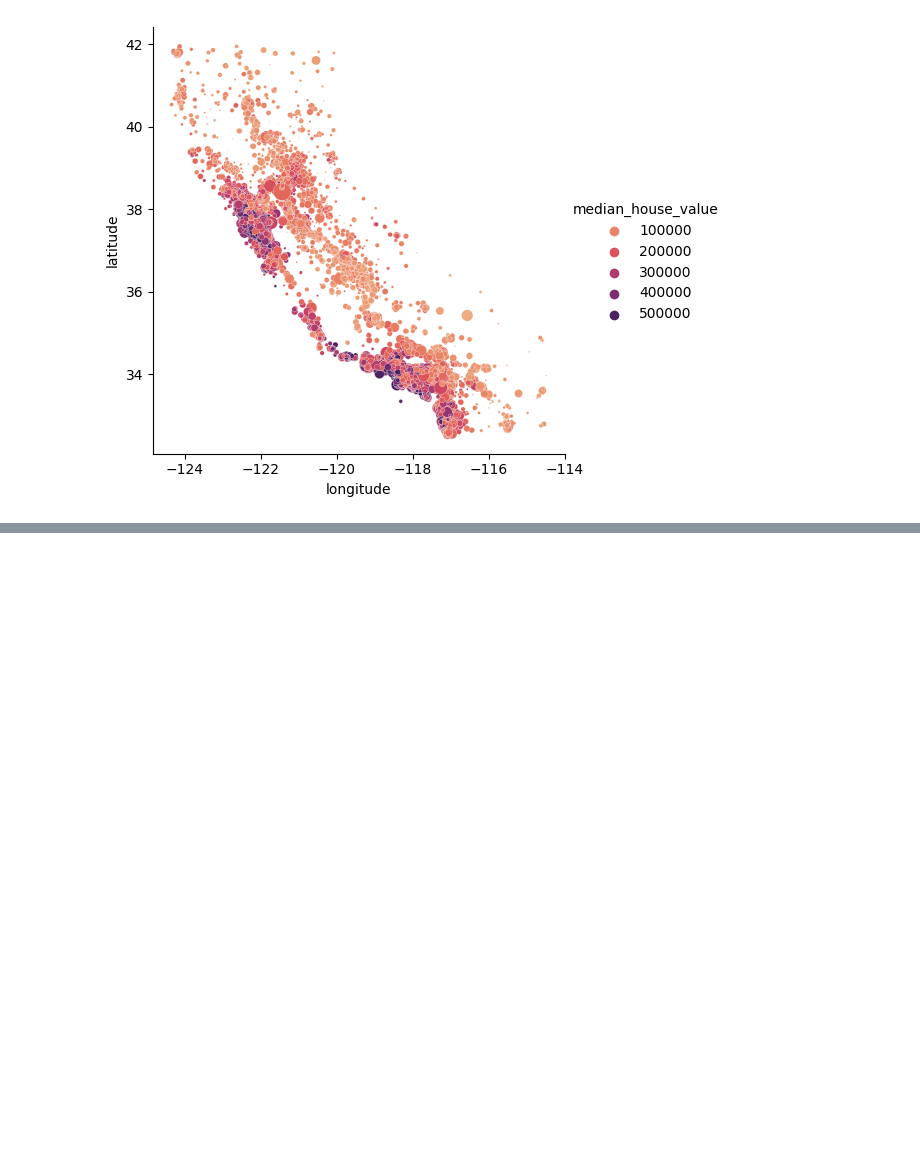
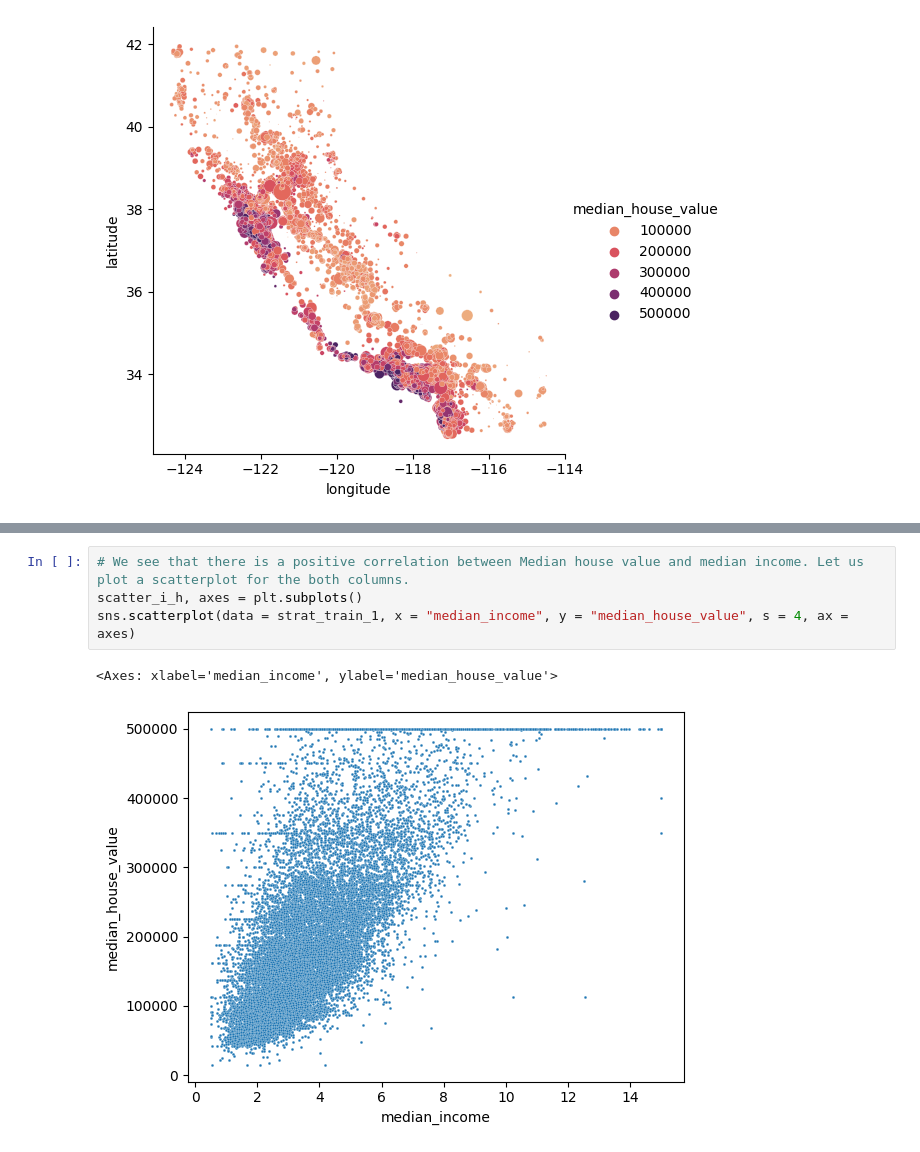
Before and after one commit to sanjay1618/-Hands-On-Machine-Learning-with-Scikit-Learn-Keras-and-TensorFlow, a Jupyter notebook: 2_Hands_on_MachineLearning_book.ipynb, the cells around one changed output, grey strips where cells are left out. Cells and saved outputs as stored; diff of their text form; blank space fills up the shorter version.

```diff
--- a/2_Hands_on_MachineLearning_book.ipynb
+++ b/2_Hands_on_MachineLearning_book.ipynb
@@ -178,3 +178,10 @@ households            0.065843
 median_income         0.688075
 median_house_value    1.000000
 Name: median_house_value, dtype: float64
+# %%
+# We see that there is a positive correlation between Median house value and median income. Let us plot a scatterplot for the both columns.
+scatter_i_h, axes = plt.subplots()
+sns.scatterplot(data = strat_train_1, x = "median_income", y = "median_house_value", s = 4, ax = axes)
+# %% [output]
+<Axes: xlabel='median_income', ylabel='median_house_value'>
+[figure, added]
```
Also changed, not shown: parts of 3 cells of this notebook.
